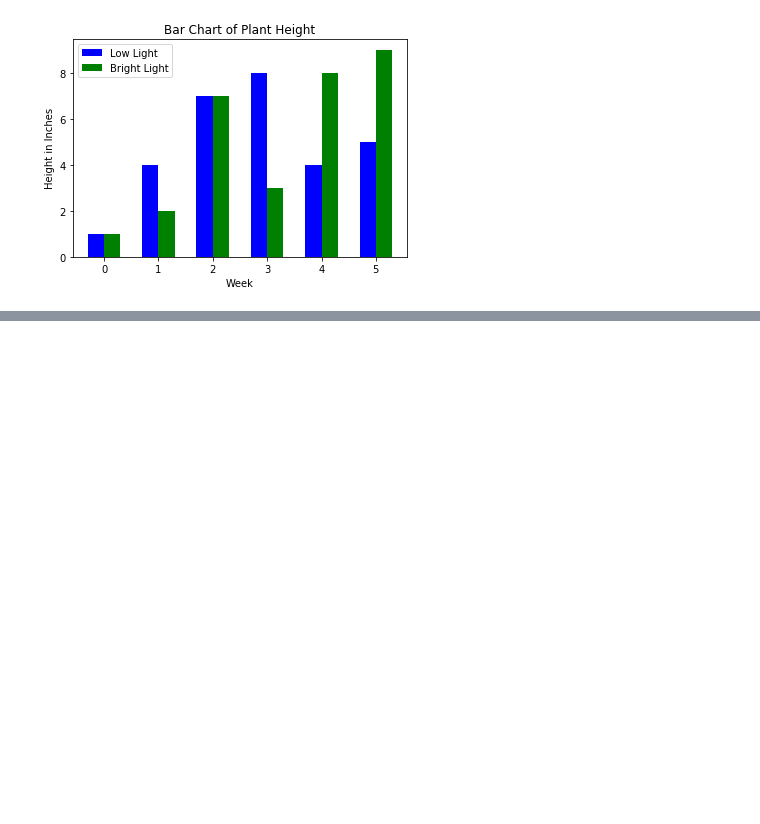
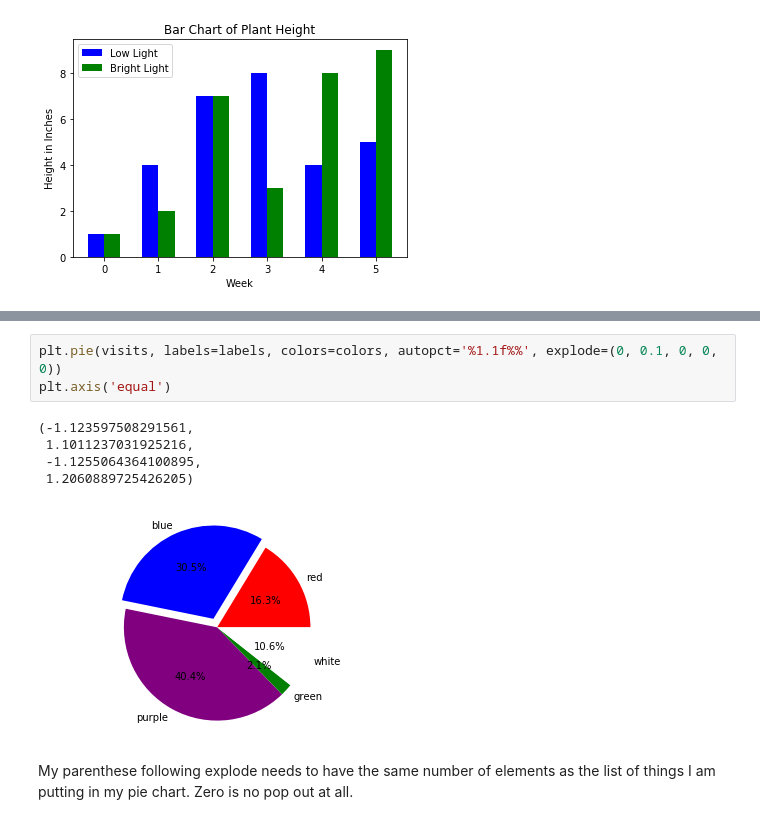
Before and after one commit to ElizabethTeaches/Middle-School-Python, a Jupyter notebook: PLT02 Bar Graphs and Pie Graphs.ipynb, the cells around one changed output, grey strips where cells are left out. Saved outputs shown, nothing was run; the diff lists cells and outputs as text; blank space fills up the shorter version.

```diff
--- a/PLT02 Bar Graphs and Pie Graphs.ipynb
+++ b/PLT02 Bar Graphs and Pie Graphs.ipynb
@@ -19,0 +54,11 @@ plt.show()
+# %%
+plt.pie(visits, labels=labels, colors=colors, autopct='%1.1f%%', explode=(0, 0.1, 0, 0, 0))
+plt.axis('equal')
+# %% [output]
+(-1.123597508291561,
+ 1.1011237031925216,
+ -1.1255064364100895,
+ 1.2060889725426205)
+[figure, added]
+# %% [markdown]
+My parenthese following explode needs to have the same number of elements as the list of things I am putting in my pie chart. Zero is no pop out at all.
```
Also changed, not shown: parts of 3 cells of this notebook.
